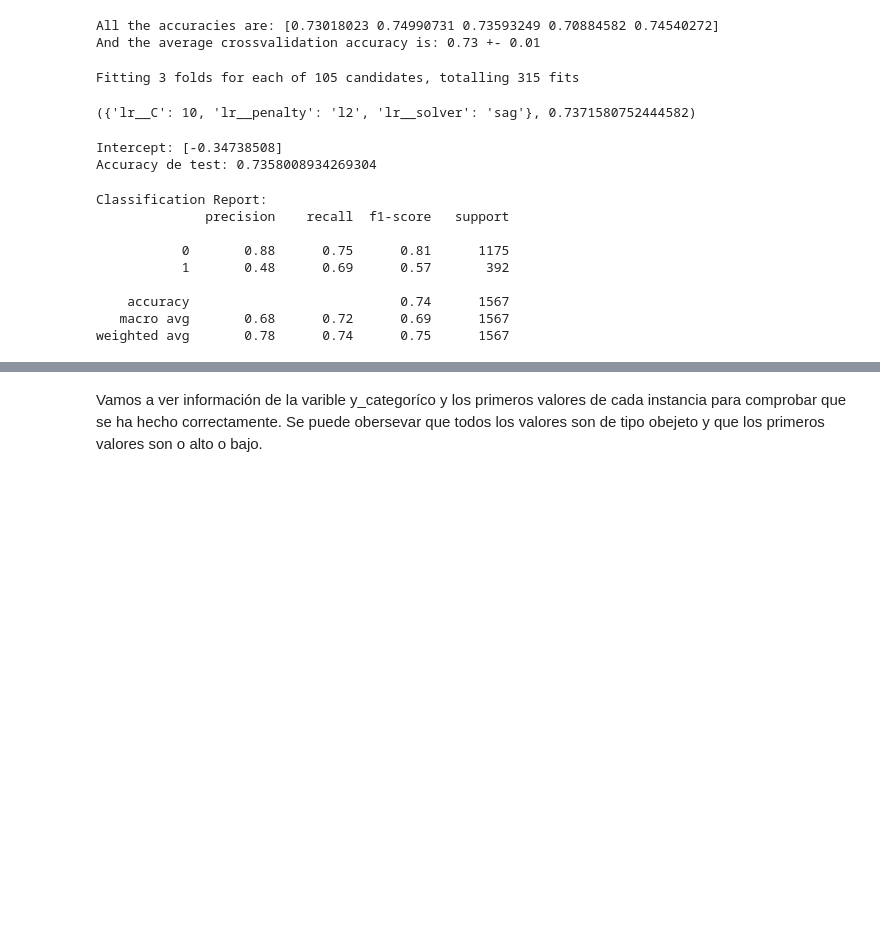
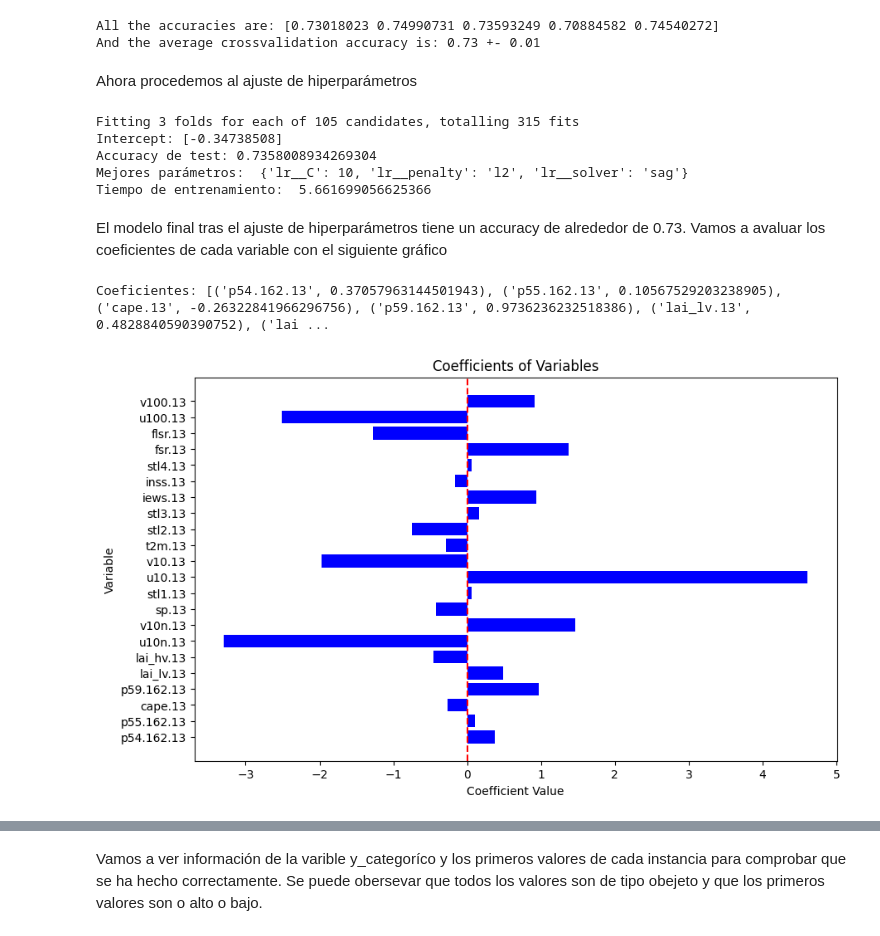
Before and after one commit to GLuis189/GRUPO13_Practica1, a Jupyter notebook: main.ipynb, the cells around one changed output, grey strips where cells are left out. Cells and saved outputs as stored; diff of their text form; code cells hidden in the pictures; blank space fills up the shorter version.

```diff
--- a/main.ipynb
+++ b/main.ipynb
@@ -1218,6 +1225,8 @@ print(f"And the average crossvalidation accuracy is: {scores.mean():.2f} +- {sco
 # %% [output]
 All the accuracies are: [0.73018023 0.74990731 0.73593249 0.70884582 0.74540272]
 And the average crossvalidation accuracy is: 0.73 +- 0.01
+# %% [markdown]
+Ahora procedemos al ajuste de hiperparámetros
 # %%
 param_grid = [{'lr__penalty': ['l1', 'l2', 'elascticnet'],
                'lr__C': [0.001, 0.01, 0.1, 1, 10, 100, 1000],
@@ -1226,7 +1235,7 @@ param_grid = [{'lr__penalty': ['l1', 'l2', 'elascticnet'],
 
 inner = KFold(n_splits=3, shuffle=True, random_state=100472037)
 
-#budget = 40
+budget = 40
 # Cross-validation (3-fold) para la búsqueda de hiper-parámetros
 clf = GridSearchCV (estimator  = pipe_scale_lr,
                     param_grid = param_grid,
@@ -1238,41 +1247,43 @@ clf = GridSearchCV (estimator  = pipe_scale_lr,
                     return_train_score=True)
 
 np.random.seed(100472037)
+t1 = time.time()
+clf.fit(X=X_train_c, y=y_train_c)
+t2 = time.time()
 
-clf.fit(X=X_train_c, y=y_train_c)
-
-resultados = pd.DataFrame(clf.cv_results_)
-resultados.filter(regex = '(param.*|mean_t|std_t)') \
-    .drop(columns = 'params') \
-    .sort_values('mean_test_score', ascending = False) \
-    .head()
-
-clf.best_params_, clf.best_score_
+# Información del modelo
+# ==============================================================================
+modelo_final = clf.best_estimator_
+print("Intercept:", modelo_final['lr'].intercept_)
+print("Accuracy de test:", modelo_final.score(X_test_c, y_test_c))
+print("Mejores parámetros: ", clf.best_params_)
+t_lr_hp = t2- t1
+print("Tiempo de entrenamiento: ", t_lr_hp)
 # %% [output]
 Fitting 3 folds for each of 105 candidates, totalling 315 fits
+Intercept: [-0.34738508]
+Accuracy de test: 0.7358008934269304
+Mejores parámetros:  {'lr__C': 10, 'lr__penalty': 'l2', 'lr__solver': 'sag'}
+Tiempo de entrenamiento:  5.661699056625366
-({'lr__C': 10, 'lr__penalty': 'l2', 'lr__solver': 'sag'}, 0.7371580752444582)
-# %%
-# Información del modelo
-# ==============================================================================
-modelo_final = clf.best_estimator_
-print("Intercept:", modelo_final['lr'].intercept_)
-#print("Coeficientes:", list(zip(x_categorico.columns, modelo_final['lr'].coef_.flatten(), )))
-print("Accuracy de test:", modelo_final.score(X_test_c, y_test_c))
-# %% [output]
-Intercept: [-0.34738508]
-Accuracy de test: 0.7358008934269304
-# %%
-y_test_pred_c = modelo_final.predict(X_test_c)
-result = metrics.classification_report(y_test_c, y_test_pred_c)
-print("Classification Report:",)
-print (result)
-# %% [output]
-Classification Report:
-              precision    recall  f1-score   support
-
-           0       0.88      0.75      0.81      1175
-           1       0.48      0.69      0.57       392
-
-    accuracy                           0.74      1567
-   macro avg       0.68      0.72      0.69      1567
-weighted avg       0.78      0.74      0.75      1567
+# %% [markdown]
+El modelo final tras el ajuste de hiperparámetros tiene un accuracy de alrededor de 0.73. Vamos a avaluar los coeficientes de cada variable con el siguiente gráfico
+# %%
+print("Coeficientes:", list(zip(x_categorico.columns, modelo_final['lr'].coef_.flatten(), )))
+
+variable_names = x_categorico.columns
+coefficients = modelo_final['lr'].coef_.flatten()
+
+fig, ax = plt.subplots(figsize=(10, 6))
+ax.barh(variable_names, coefficients, color='blue')
+
+ax.axvline(x=0, color='red', linestyle='--')
+
+# Set labels and title
+ax.set_xlabel('Coefficient Value')
+ax.set_ylabel('Variable')
+ax.set_title('Coefficients of Variables')
+
+plt.show()
+# %% [output]
+Coeficientes: [('p54.162.13', 0.37057963144501943), ('p55.162.13', 0.10567529203238905), ('cape.13', -0.26322841966296756), ('p59.162.13', 0.9736236232518386), ('lai_lv.13', 0.4828840590390752), ('lai ...
+[figure, added]
```
Also changed, not shown: parts of 6 cells of this notebook.
